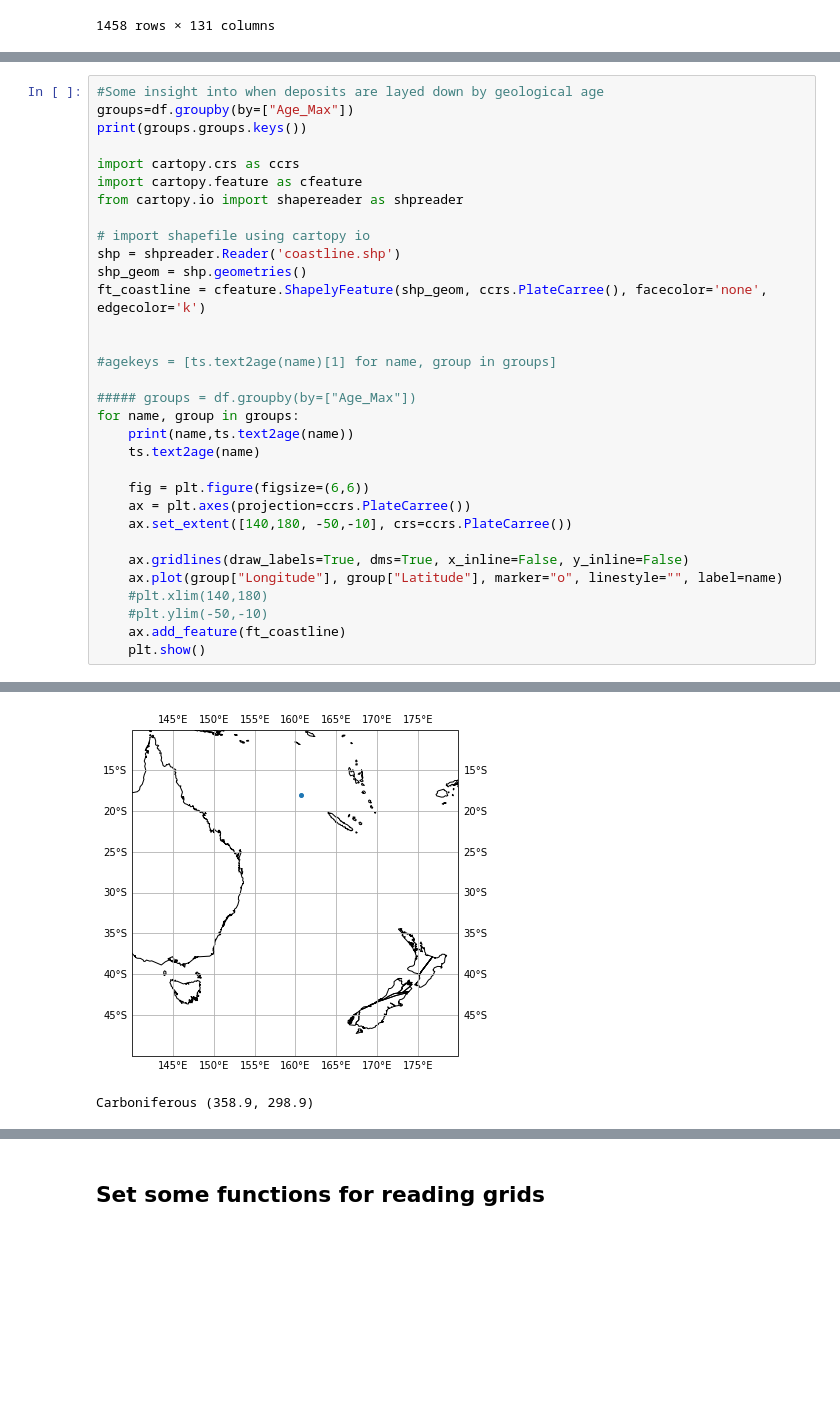
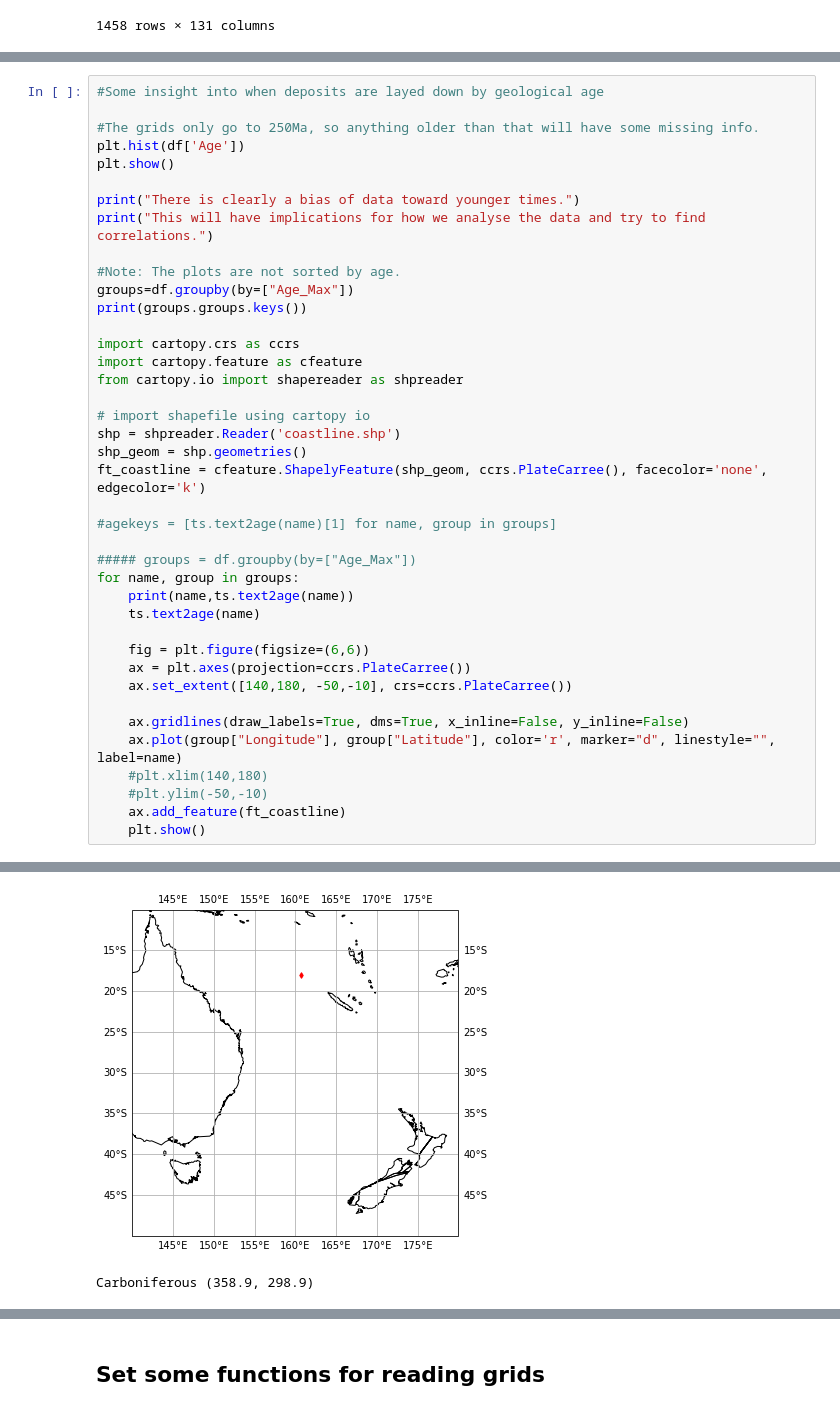
Before and after one commit to Sydney-Informatics-Hub/carbon-volcanics, a Jupyter notebook: VolcanoLoader.ipynb, the cells around one changed output, grey strips where cells are left out. Saved outputs shown, nothing was run; the diff lists cells and outputs as text; blank space fills up the shorter version.

```diff
--- a/VolcanoLoader.ipynb
+++ b/VolcanoLoader.ipynb
@@ -86,6 +123,15 @@ plt.hist(df['Age'])
 #  'Analysis_Bib_Ref(s)','Analysis_Comment(s)','Petlab notes'],inplace=True)
 # %%
 #Some insight into when deposits are layed down by geological age
+
+#The grids only go to 250Ma, so anything older than that will have some missing info.
+plt.hist(df['Age'])
+plt.show()
+
+print("There is clearly a bias of data toward younger times.")
+print("This will have implications for how we analyse the data and try to find correlations.")
+
+#Note: The plots are not sorted by age.
 groups=df.groupby(by=["Age_Max"])
 print(groups.groups.keys())
 
@@ -97,7 +143,6 @@ from cartopy.io import shapereader as shpreader
 shp = shpreader.Reader('coastline.shp')
 shp_geom = shp.geometries()
 ft_coastline = cfeature.ShapelyFeature(shp_geom, ccrs.PlateCarree(), facecolor='none', edgecolor='k')
-
 
 #agekeys = [ts.text2age(name)[1] for name, group in groups]
 
@@ -111,7 +156,7 @@ for name, group in groups:
     ax.set_extent([140,180, -50,-10], crs=ccrs.PlateCarree())
 
     ax.gridlines(draw_labels=True, dms=True, x_inline=False, y_inline=False)
-    ax.plot(group["Longitude"], group["Latitude"], marker="o", linestyle="", label=name)
+    ax.plot(group["Longitude"], group["Latitude"], color='r', marker="d", linestyle="", label=name)
     #plt.xlim(140,180)
     #plt.ylim(-50,-10)
     ax.add_feature(ft_coastline)
@@ -120,4 +168,4 @@ for name, group in groups:
 dict_keys(['Cambrian', 'Carboniferous', 'Cretaceous', 'Devonian', 'Eocene', 'Jurassic', 'Miocene', 'Oligocene', 'Paleocene', 'Permian', 'Pliocene', 'Precambrian', 'Quaternary', 'Triassic'])
 Cambrian (541.0, 485.4)
-[figure, old version]
+[figure, new version]
 Carboniferous (358.9, 298.9)
```
Also changed, not shown: parts of 17 cells of this notebook, 31 other files.
